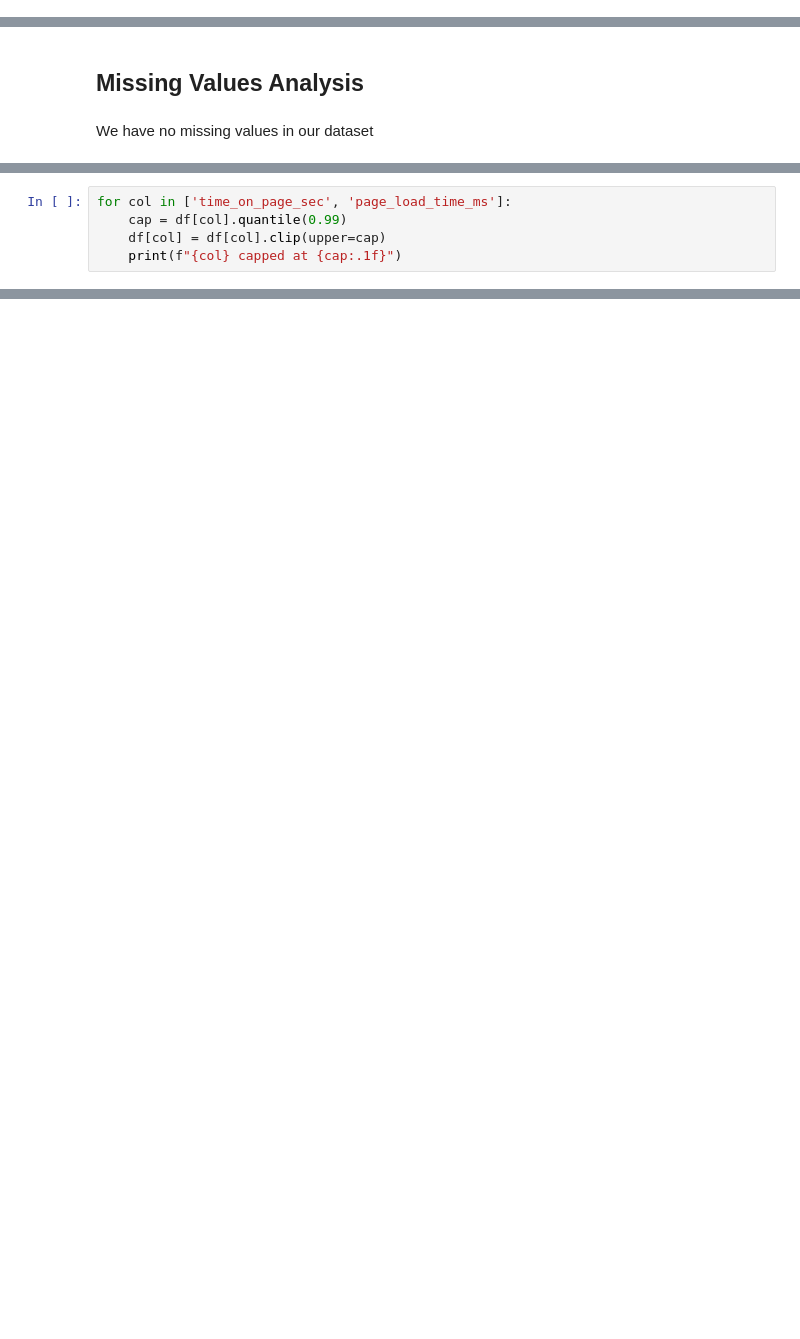
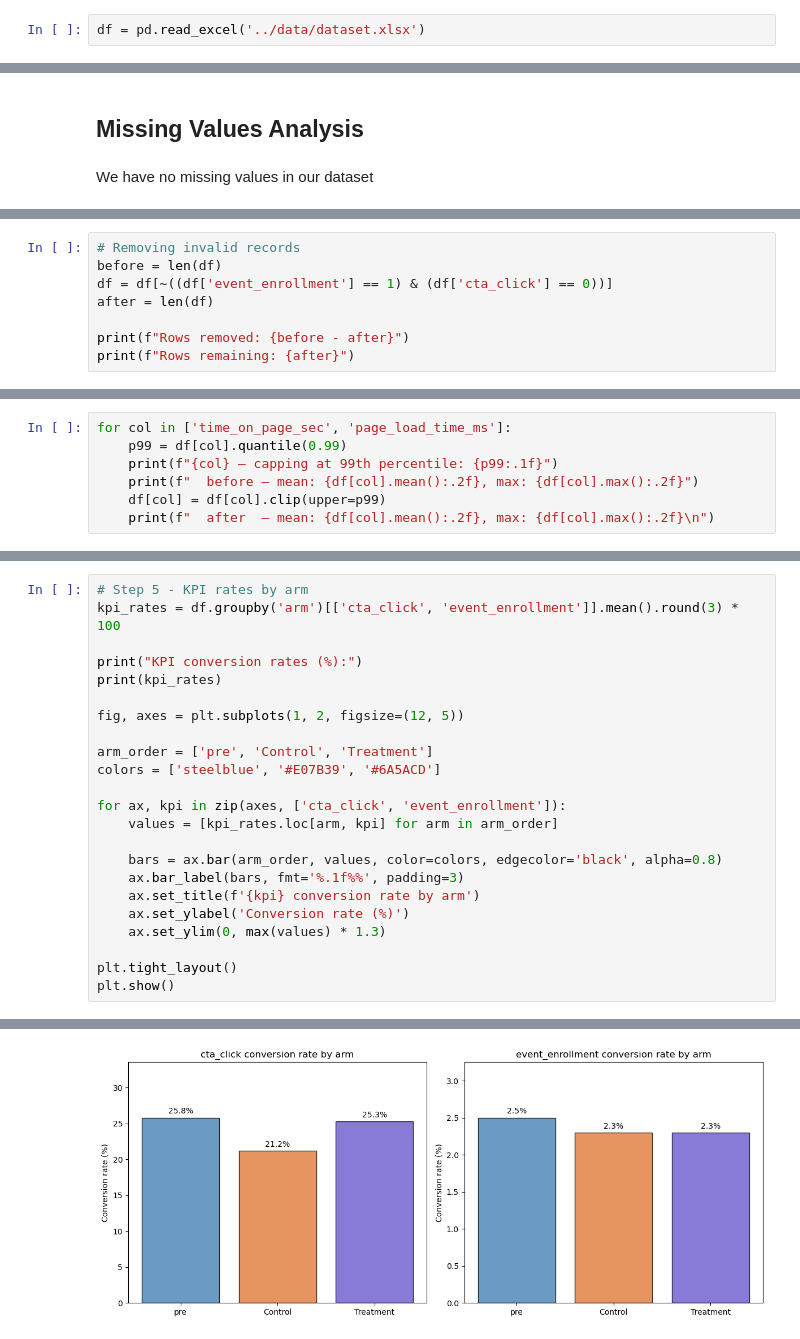
Before and after one commit to fmdmneves2003/TXB_GROUP23, a Jupyter notebook: notebooks/01_EDA.ipynb, the cells around one changed output, grey strips where cells are left out. Saved outputs shown, nothing was run; the diff lists cells and outputs as text; blank space fills up the shorter version.

```diff
--- a/notebooks/01_EDA.ipynb
+++ b/notebooks/01_EDA.ipynb
@@ -35,0 +10,2 @@ df.head()
+# %%
+df = pd.read_excel('../data/dataset.xlsx')
@@ -229,5 +53,0 @@ to reduce their influence on the statistical analysis.
-# %%
-for col in ['time_on_page_sec', 'page_load_time_ms']:
-    cap = df[col].quantile(0.99)
-    df[col] = df[col].clip(upper=cap)
-    print(f"{col} capped at {cap:.1f}")
@@ -341,0 +210,8 @@ Columns: ['group_id', 'arm', 'visitor_id', 'arrival_time', 'exit_time', 'time_on
+# %%
+# Removing invalid records
+before = len(df)
+df = df[~((df['event_enrollment'] == 1) & (df['cta_click'] == 0))]
+after = len(df)
+
+print(f"Rows removed: {before - after}")
+print(f"Rows remaining: {after}")
@@ -341,0 +224,7 @@ Columns: ['group_id', 'arm', 'visitor_id', 'arrival_time', 'exit_time', 'time_on
+# %%
+for col in ['time_on_page_sec', 'page_load_time_ms']:
+    p99 = df[col].quantile(0.99)
+    print(f"{col} — capping at 99th percentile: {p99:.1f}")
+    print(f"  before — mean: {df[col].mean():.2f}, max: {df[col].max():.2f}")
+    df[col] = df[col].clip(upper=p99)
+    print(f"  after  — mean: {df[col].mean():.2f}, max: {df[col].max():.2f}\n")
@@ -341,0 +242,24 @@ Columns: ['group_id', 'arm', 'visitor_id', 'arrival_time', 'exit_time', 'time_on
+# %%
+# Step 5 - KPI rates by arm
+kpi_rates = df.groupby('arm')[['cta_click', 'event_enrollment']].mean().round(3) * 100
+
+print("KPI conversion rates (%):")
+print(kpi_rates)
+
+fig, axes = plt.subplots(1, 2, figsize=(12, 5))
+
+arm_order = ['pre', 'Control', 'Treatment']
+colors = ['steelblue', '#E07B39', '#6A5ACD']
+
+for ax, kpi in zip(axes, ['cta_click', 'event_enrollment']):
+    values = [kpi_rates.loc[arm, kpi] for arm in arm_order]
+
+    bars = ax.bar(arm_order, values, color=colors, edgecolor='black', alpha=0.8)
+    ax.bar_label(bars, fmt='%.1f%%', padding=3)
+    ax.set_title(f'{kpi} conversion rate by arm')
+    ax.set_ylabel('Conversion rate (%)')
+    ax.set_ylim(0, max(values) * 1.3)
+
+plt.tight_layout()
+plt.show()
+# %% [output]
@@ -341,0 +272 @@ Columns: ['group_id', 'arm', 'visitor_id', 'arrival_time', 'exit_time', 'time_on
+[figure, added]
```
Also changed, not shown: parts of 52 cells of this notebook, 11 other files.
